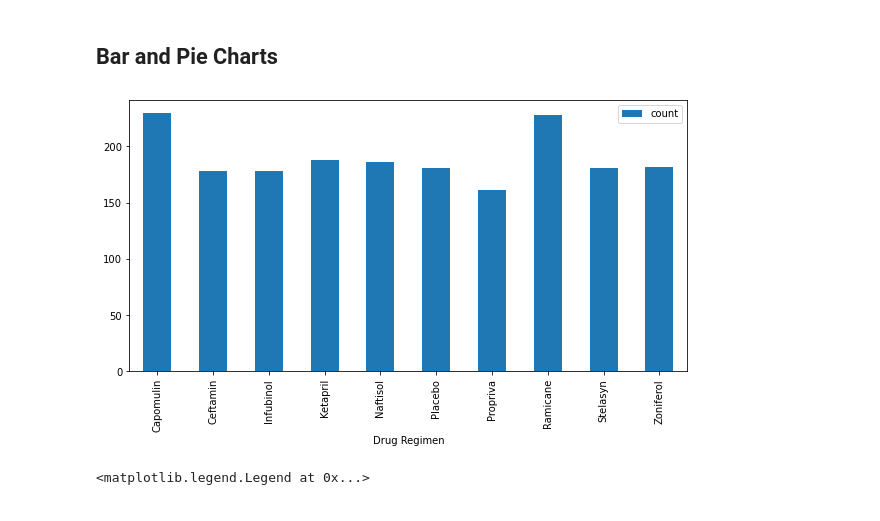
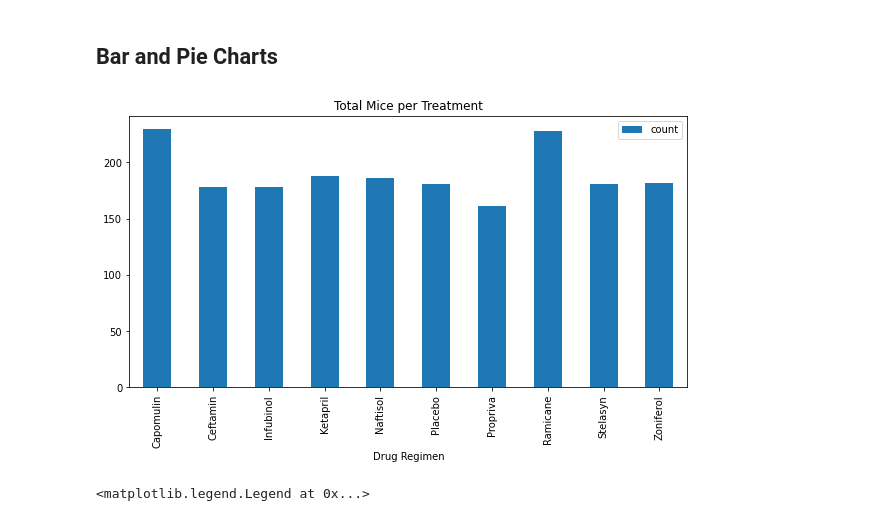
Before and after one commit to jessyoder/MatPlotLib-Challenge, a Jupyter notebook: Pymaceuticals/pymaceuticals_starter.ipynb, the cells around one changed output. Drawn from its saved outputs; the diff is of its cells as text; code cells hidden in the pictures.

Commit message:
Putting finishing touches on charts and finishing the README.

```diff
--- a/Pymaceuticals/pymaceuticals_starter.ipynb
+++ b/Pymaceuticals/pymaceuticals_starter.ipynb
@@ -103,9 +111,9 @@ tumor_volume
 # %%
 # Generate a bar plot showing the total number of mice for each treatment throughout the course of the study using pandas.
 tvol_summary = study_df.groupby("Drug Regimen").agg(["count"])["Mouse ID"]
-tvol_plot = tvol_summary.plot(kind="bar", figsize=(10,5))
+tvol_plot = tvol_summary.plot(kind="bar", figsize=(10,5), title="Total Mice per Treatment")
 # %% [output]
-[figure, old version]
+[figure, new version]
 # %%
 # Generate a bar plot showing the total number of mice for each treatment throughout the course of the study using pyplot.
 summary_data = study_df["Drug Regimen"]
```
Also changed, not shown: parts of 5 cells of this notebook, 1 other file.
